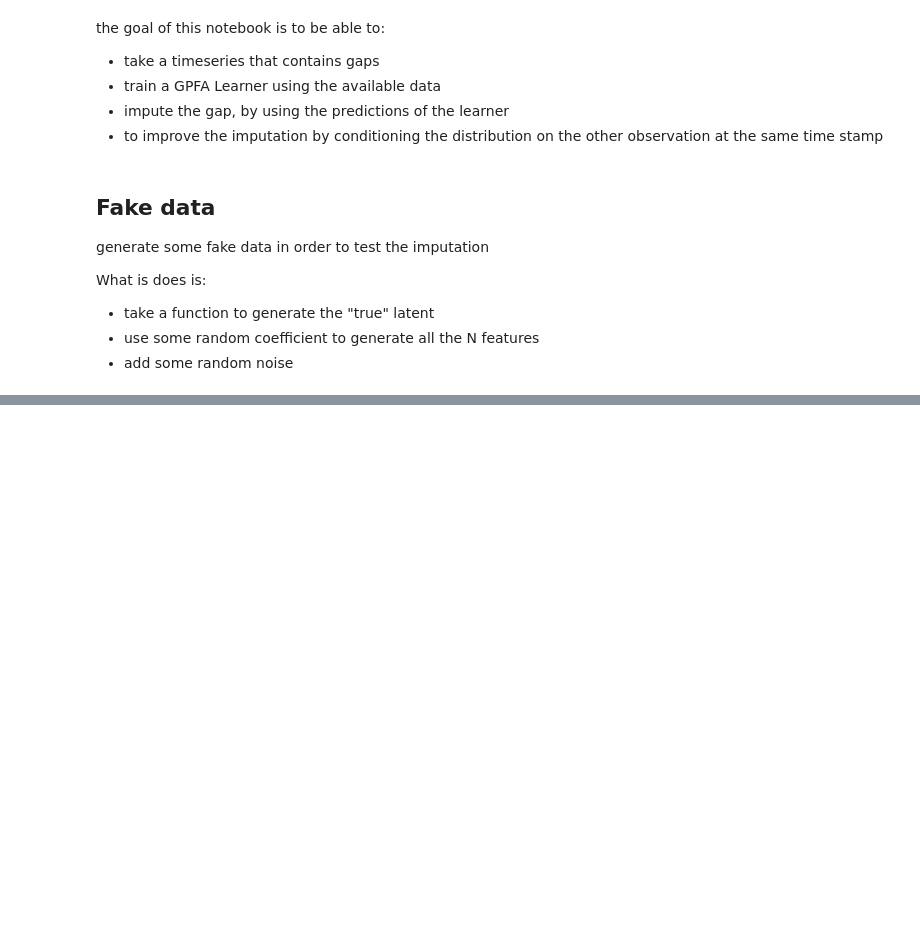
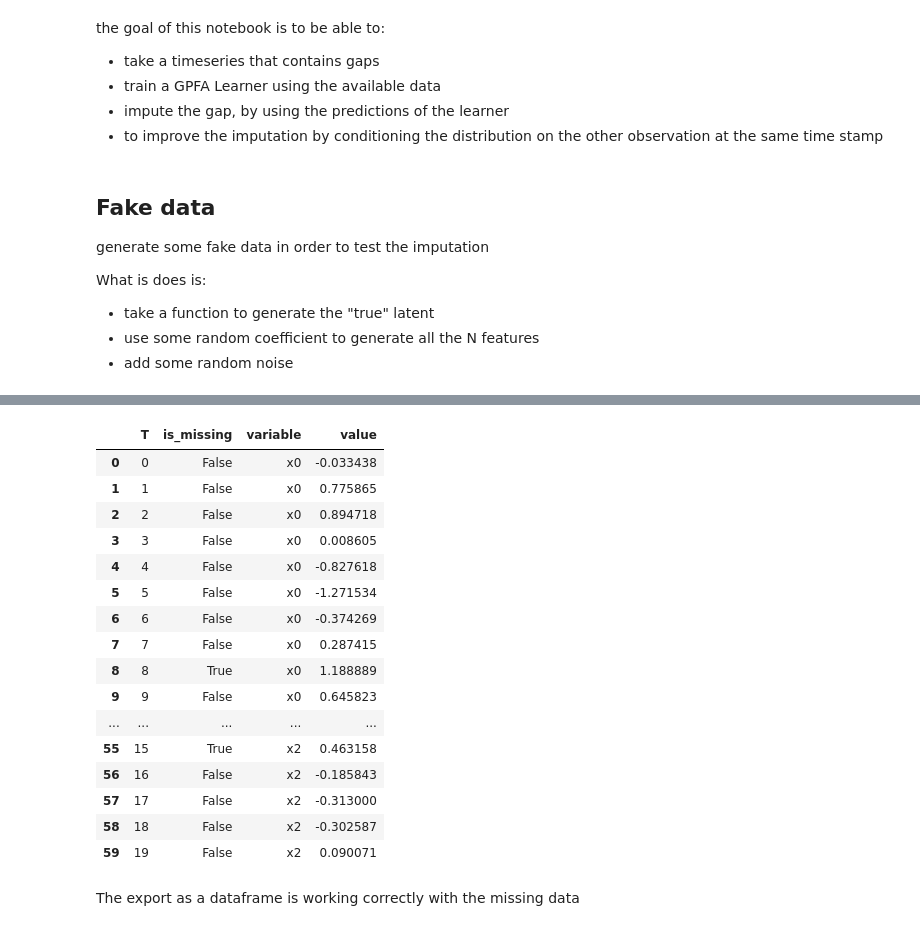
Before and after one commit to mone27/meteo_gap_filling-Gaussian_Processes, a Jupyter notebook: nbs/02_Imputation.ipynb, the cells around one changed output, grey strips where cells are left out. Cells and saved outputs as stored; diff of their text form; code cells hidden in the pictures; blank space fills up the shorter version.

```diff
--- a/nbs/02_Imputation.ipynb
+++ b/nbs/02_Imputation.ipynb
@@ -78,0 +206,22 @@ tensor([[ 0.0000,  0.0000,  0.0000],
+# %%
+fd.as_df(add_miss=True)
+# %% [output]
+|  | T | is_missing | variable | value |
+| 0 | 0 | False | x0 | -0.033438 |
+| 1 | 1 | False | x0 | 0.775865 |
+| 2 | 2 | False | x0 | 0.894718 |
+| 3 | 3 | False | x0 | 0.008605 |
+| 4 | 4 | False | x0 | -0.827618 |
+| 5 | 5 | False | x0 | -1.271534 |
+| 6 | 6 | False | x0 | -0.374269 |
+| 7 | 7 | False | x0 | 0.287415 |
+| 8 | 8 | True | x0 | 1.188889 |
+| 9 | 9 | False | x0 | 0.645823 |
+| ... | ... | ... | ... | ... |
+| 55 | 15 | True | x2 | 0.463158 |
+| 56 | 16 | False | x2 | -0.185843 |
+| 57 | 17 | False | x2 | -0.313000 |
+| 58 | 18 | False | x2 | -0.302587 |
+| 59 | 19 | False | x2 | 0.090071 |
+# %% [markdown]
+The export as a dataframe is working correctly with the missing data
```
Also changed, not shown: parts of 35 cells of this notebook, 6 other files.
